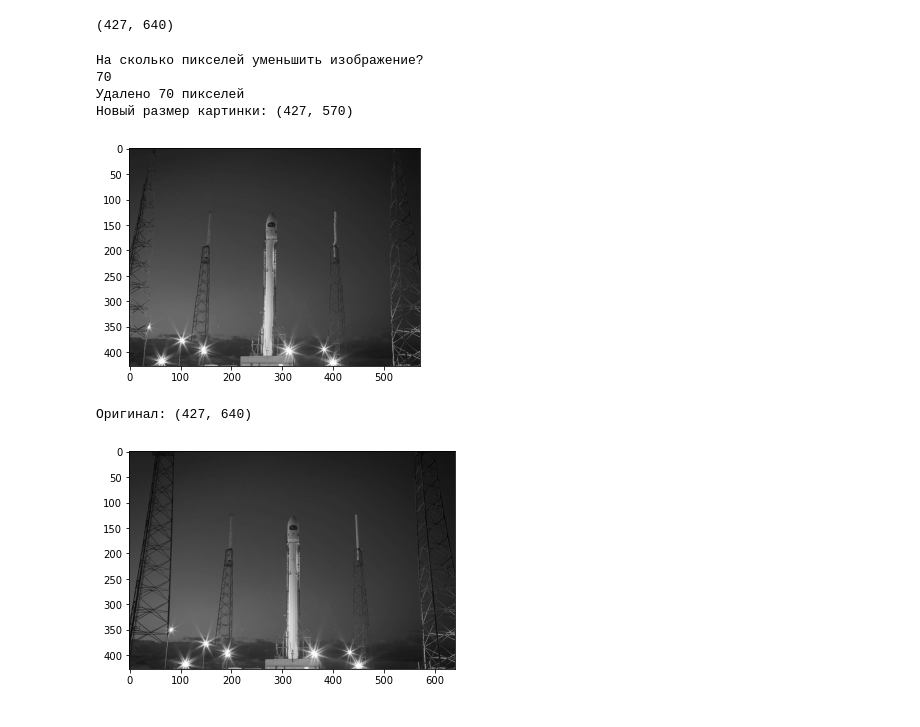
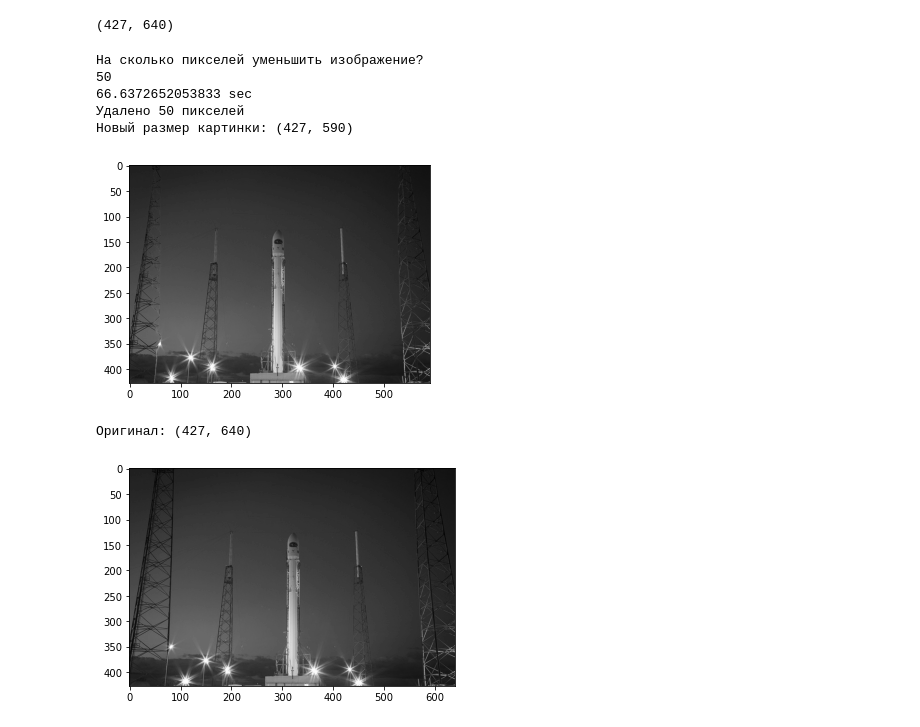
Before and after one commit to VladimirViktorov/deepcock, a Jupyter notebook: svertk.ipynb, the cells around one changed output. Cells and saved outputs as stored; diff of their text form; code cells hidden in the pictures.

```diff
--- a/svertk.ipynb
+++ b/svertk.ipynb
@@ -60,14 +60,32 @@ def grad_sum(image):
     n = image.shape[0]
     n1 = image.shape[1]
     sum_array = np.zeros(n)
-    sum_array[0] = list(image[0,:]).index(min(image[0,:]))
+    sum_array[0] = np.argmin(image[0,:])
     for i in range(1, n):
         if sum_array[i-1] == 0:
-            sum_array[i] = list(image[i,:]).index(min(image[i,int(sum_array[i-1])], image[i,int(sum_array[i-1]+1)]))
+            m = min(image[i,int(sum_array[i-1])], image[i,int(sum_array[i-1]+1)])
+            if image[i,int(sum_array[i-1])] == m:
+                sum_array[i] = sum_array[i-1]
+                continue
+            else:
+                sum_array[i] = sum_array[i-1]+1
         elif sum_array[i-1] == n1-1:
-            sum_array[i] = list(image[i,:]).index(min(image[i,int(sum_array[i-1]-1)], image[i,int(sum_array[i-1])]))
+            m = min(image[i,int(sum_array[i-1]-1)], image[i,int(sum_array[i-1])])
+            if image[i,int(sum_array[i-1])] == m:
+                sum_array[i] = sum_array[i-1]
+                continue
+            else:
+                sum_array[i] = sum_array[i-1]-1
         else:
-            sum_array[i] = list(image[i,:]).index(min(image[i,int(sum_array[i-1]-1)], image[i,int(sum_array[i-1])], image[i,int(sum_array[i-1]+1)]))
+            m = min(image[i,int(sum_array[i-1]-1)], image[i,int(sum_array[i-1])], image[i,int(sum_array[i-1]+1)])
+            if image[i,int(sum_array[i-1])] == m:
+                sum_array[i] = sum_array[i-1]
+                continue
+            elif image[i,int(sum_array[i-1]-1)] == m:
+                sum_array[i] = sum_array[i-1]-1
+                continue
+            else:
+                sum_array[i] = sum_array[i-1]+1
     return sum_array
 # %%
 def delete(image, sum_array):
@@ -83,9 +101,8 @@ def delete(image, sum_array):
     n2 -= 1
     new_image = np.zeros((n1, n2))
     for i in range(n1):
-        y = list(image[i,:])
-        y.pop(int(sum_array[i]))
-        new_image[i,:] = y
+        y = image[i,:]
+        new_image[i,:] = np.append(y[:int(sum_array[i])],y[int(sum_array[i]+1):])
     return new_image
 # %%
 # Ядро для свертки, для выделения границ объектов
@@ -93,24 +110,26 @@ edge_detection_kernel = np.array([[-1, -1, -1], [-1, 8, -1], [-1, -1, -1]])
 # %%
 print('На сколько пикселей уменьшить изображение?')
 n = int(input())
-
+t = time.time()
 for i in range(n):
     padded_image = padding(coffee)
     convolved_image = convolve(padded_image, edge_detection_kernel)
     sum_array = grad_sum(convolved_image)
     coffee = delete(coffee, sum_array)
-
+t = time.time()-t
+print(f'{t} sec')
 print(f'Удалено {n} пикселей\nНовый размер картинки: {np.shape(coffee)}')
 plt.imshow(coffee, cmap='gray')
 plt.show()
 print(f'Оригинал: {np.shape(original_image)}')
 plt.imshow(original_image, cmap='gray')
 plt.show()
 # %% [output]
 На сколько пикселей уменьшить изображение?
-70
-Удалено 70 пикселей
-Новый размер картинки: (427, 570)
+50
+66.6372652053833 sec
+Удалено 50 пикселей
+Новый размер картинки: (427, 590)
-[figure, old version]
+[figure, new version]
 Оригинал: (427, 640)
 [figure]
```
Also changed, not shown: parts of 3 cells of this notebook.
